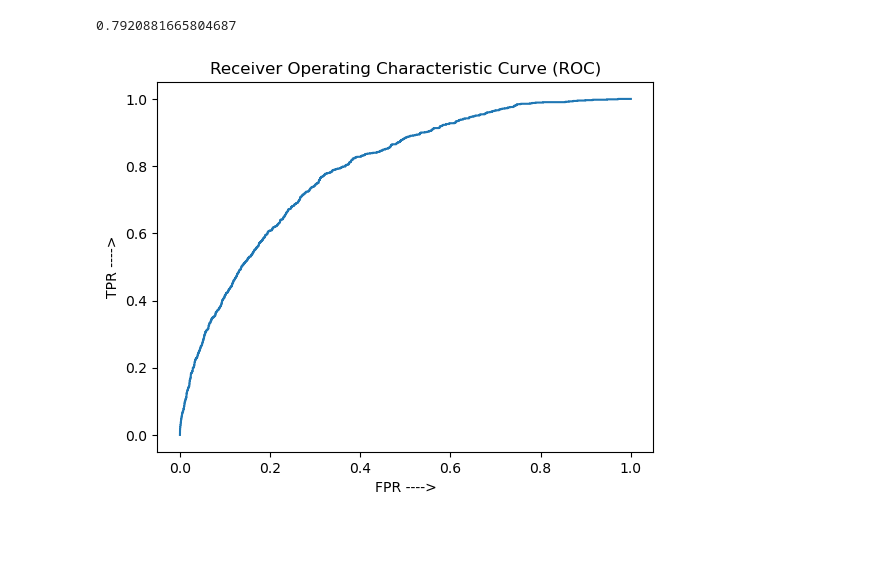
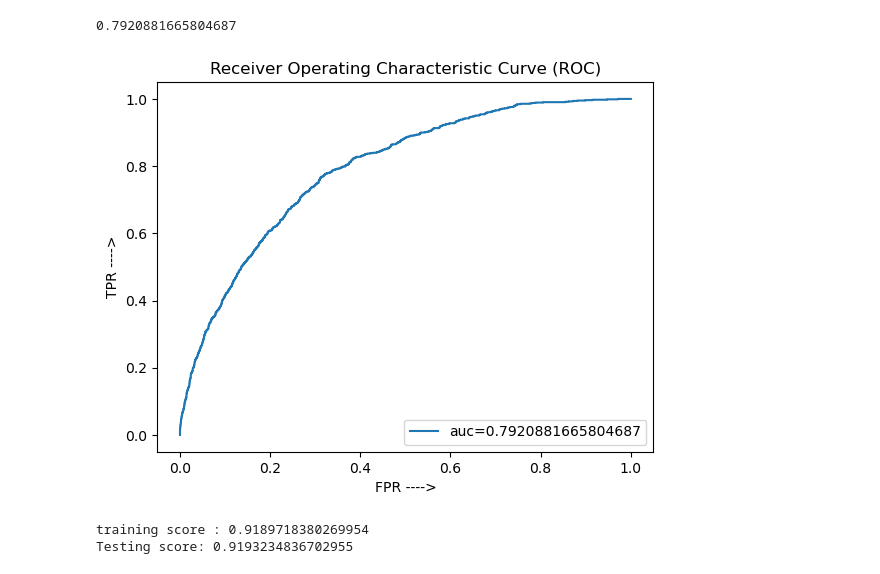
Before and after one commit to TirumaniSrilakshmi/YourCabs-ML-project, a Jupyter notebook: travelType2.ipynb, the cells around one changed output. Saved outputs shown, nothing was run; the diff lists cells and outputs as text; code cells hidden in the pictures; blank space fills up the shorter version.

```diff
--- a/travelType2.ipynb
+++ b/travelType2.ipynb
@@ -187,11 +187,24 @@ auc_logreg
 # %%
 y_pred_proba = model_logreg.predict_proba(x_test)[:,1]
 fpr,tpr,_=metrics.roc_curve(y_test,y_pred_proba)
 auc = metrics.roc_auc_score(y_test, y_pred_proba)
 plt.plot(fpr,tpr,label="auc="+str(auc))
+plt.legend(loc=4)
 plt.title("Receiver Operating Characteristic Curve (ROC)")
 plt.xlabel("FPR ---->")
 plt.ylabel("TPR ---->")
 plt.show()
 # %% [output]
-[figure, old version]
+[figure, new version]
+# %%
+#Decision Tree
+#depth = 2
+model_dt2 = DecisionTreeClassifier(random_state = 1, max_depth = 2)
+model_dt2.fit(x_train,y_train)
+model_dt2_trainscore = model_dt2.score(x_train,y_train)
+model_dt2_testscore = model_dt2.score(x_test,y_test)
+print('training score :',model_dt2_trainscore)
+print('Testing score:' , model_dt2_testscore)
+# %% [output]
+training score : 0.9189718380269954
+Testing score: 0.9193234836702955
```
Also changed, not shown: parts of 1 cell of this notebook.
